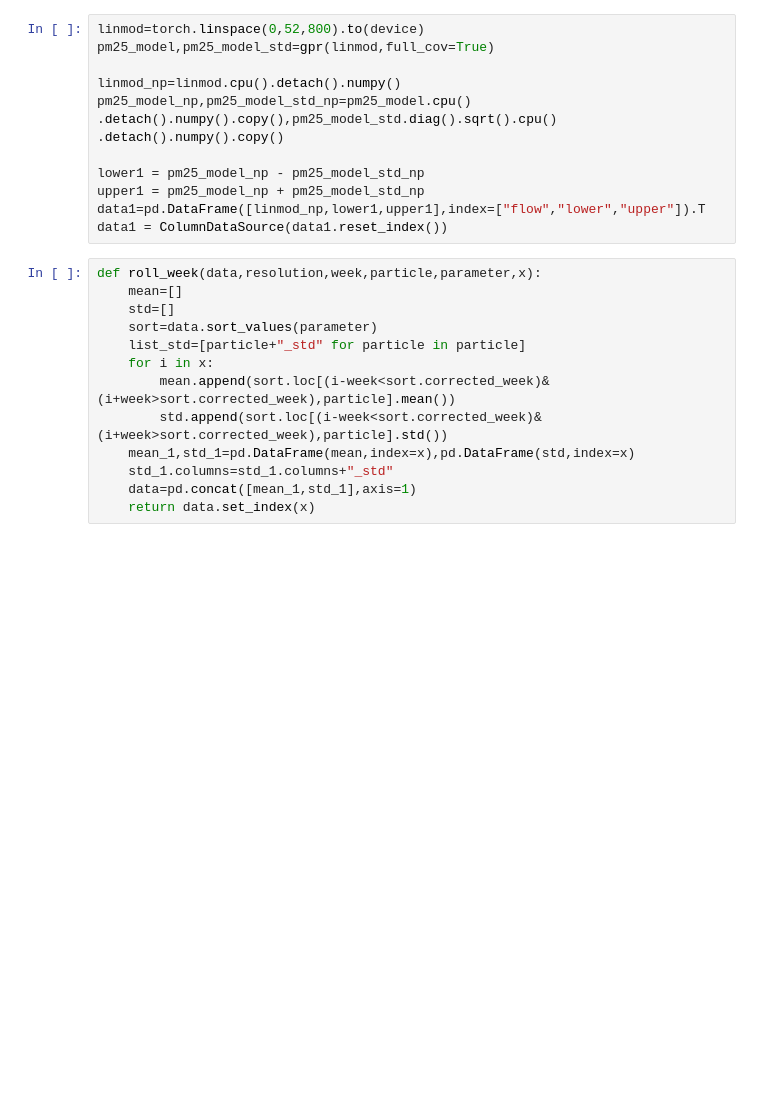
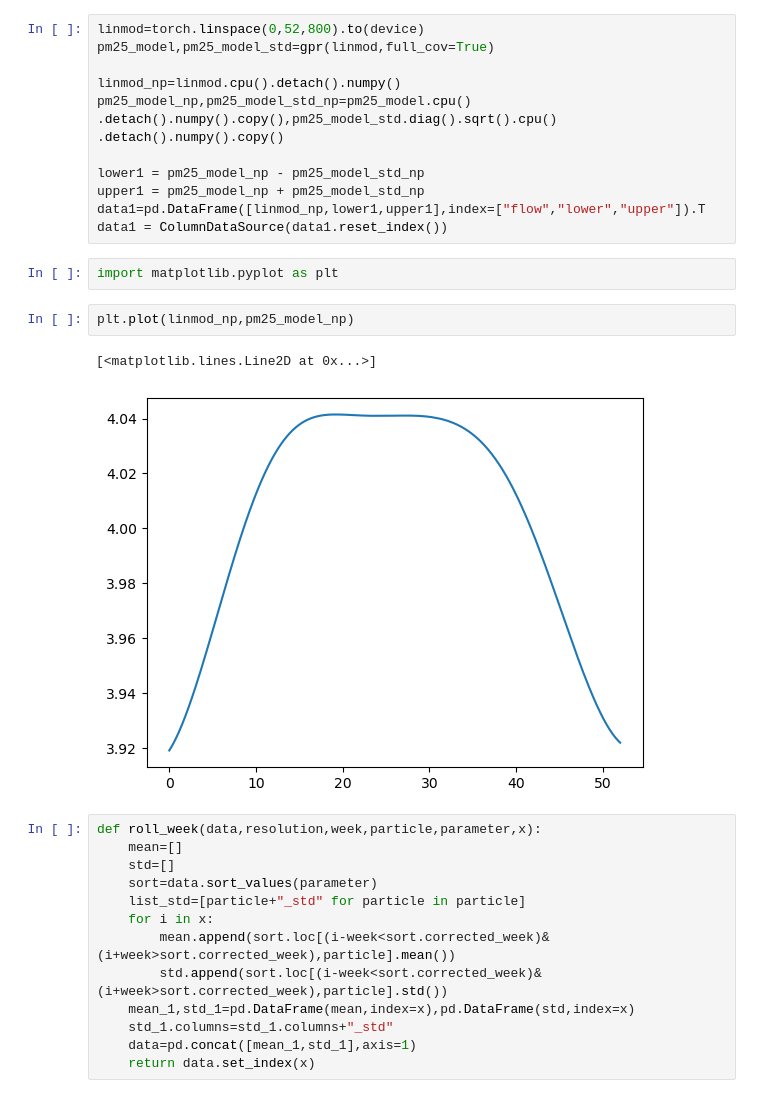
Before and after one commit to MichaelForsmann/Inferring-indoor-air-quality-from-incomplete-data-and-Gaussian-Process-modelling, a Jupyter notebook: Plots/season_flow.ipynb, the cells around one changed output. Cells and saved outputs as stored; diff of their text form; blank space fills up the shorter version.

```diff
--- a/Plots/season_flow.ipynb
+++ b/Plots/season_flow.ipynb
@@ -48,6 +70,13 @@ lower1 = pm25_model_np - pm25_model_std_np
 upper1 = pm25_model_np + pm25_model_std_np
 data1=pd.DataFrame([linmod_np,lower1,upper1],index=["flow","lower","upper"]).T
 data1 = ColumnDataSource(data1.reset_index())
+# %%
+import matplotlib.pyplot as plt
+# %%
+plt.plot(linmod_np,pm25_model_np)
+# %% [output]
+[<matplotlib.lines.Line2D at 0x...>]
+[figure, added]
 # %%
 def roll_week(data,resolution,week,particle,parameter,x):
     mean=[]
```
Also changed, not shown: parts of 15 cells of this notebook, 17 other files.
